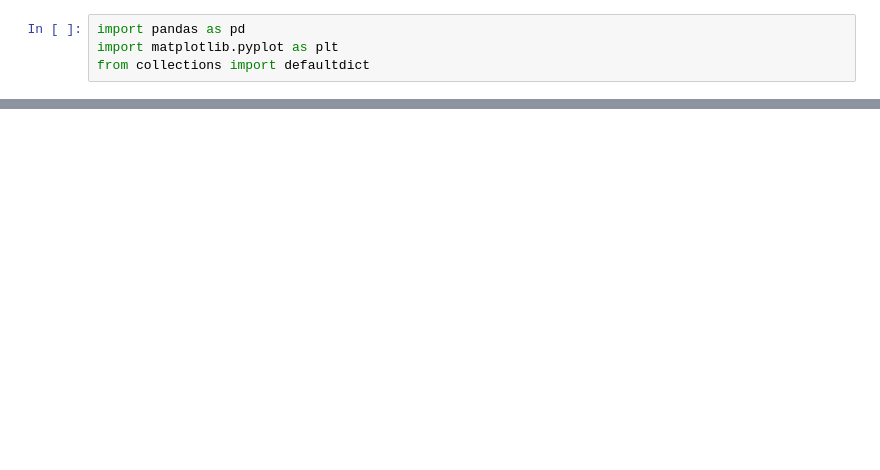
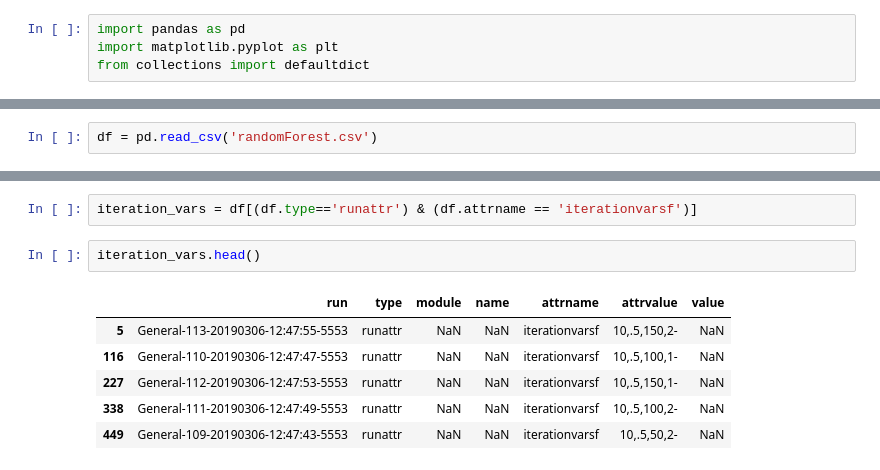
Before and after one commit to JuanMantica123/Veins_Research, a Jupyter notebook: simulations/PasubioSimulation/RandomForestNotebook.ipynb, the cells around one changed output, grey strips where cells are left out. Cells and saved outputs as stored; diff of their text form; blank space fills up the shorter version.

```diff
--- a/simulations/PasubioSimulation/RandomForestNotebook.ipynb
+++ b/simulations/PasubioSimulation/RandomForestNotebook.ipynb
@@ -18,0 +5,2 @@ def parse_simul_df(df):
+# %%
+df = pd.read_csv('randomForest.csv')
@@ -18,0 +19,11 @@ def parse_simul_df(df):
+# %%
+iteration_vars = df[(df.type=='runattr') & (df.attrname == 'iterationvarsf')]
+# %%
+iteration_vars.head()
+# %% [output]
+|  | run | type | module | name | attrname | attrvalue | value |
+| 5 | General-113-20190306-12:47:55-5553 | runattr | NaN | NaN | iterationvarsf | 10,.5,150,2- | NaN |
+| 116 | General-110-20190306-12:47:47-5553 | runattr | NaN | NaN | iterationvarsf | 10,.5,100,1- | NaN |
+| 227 | General-112-20190306-12:47:53-5553 | runattr | NaN | NaN | iterationvarsf | 10,.5,150,1- | NaN |
+| 338 | General-111-20190306-12:47:49-5553 | runattr | NaN | NaN | iterationvarsf | 10,.5,100,2- | NaN |
+| 449 | General-109-20190306-12:47:43-5553 | runattr | NaN | NaN | iterationvarsf | 10,.5,50,2- | NaN |
```
Also changed, not shown: parts of 19 cells of this notebook, 19 other files.
